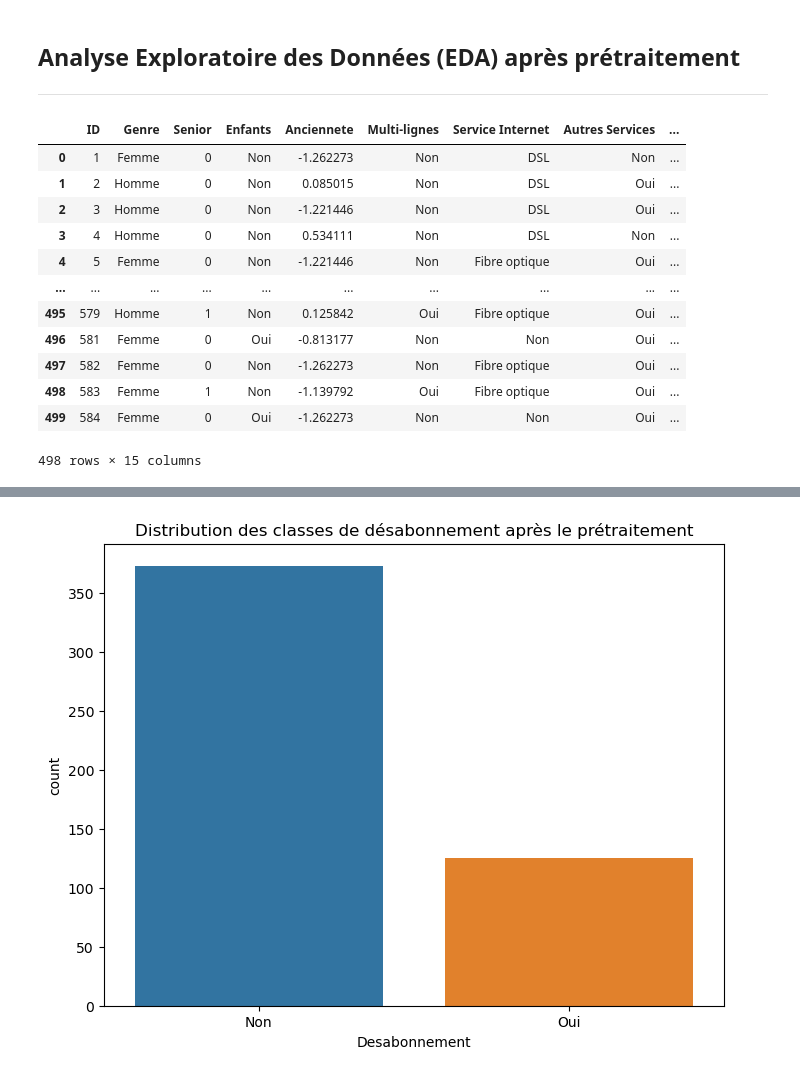
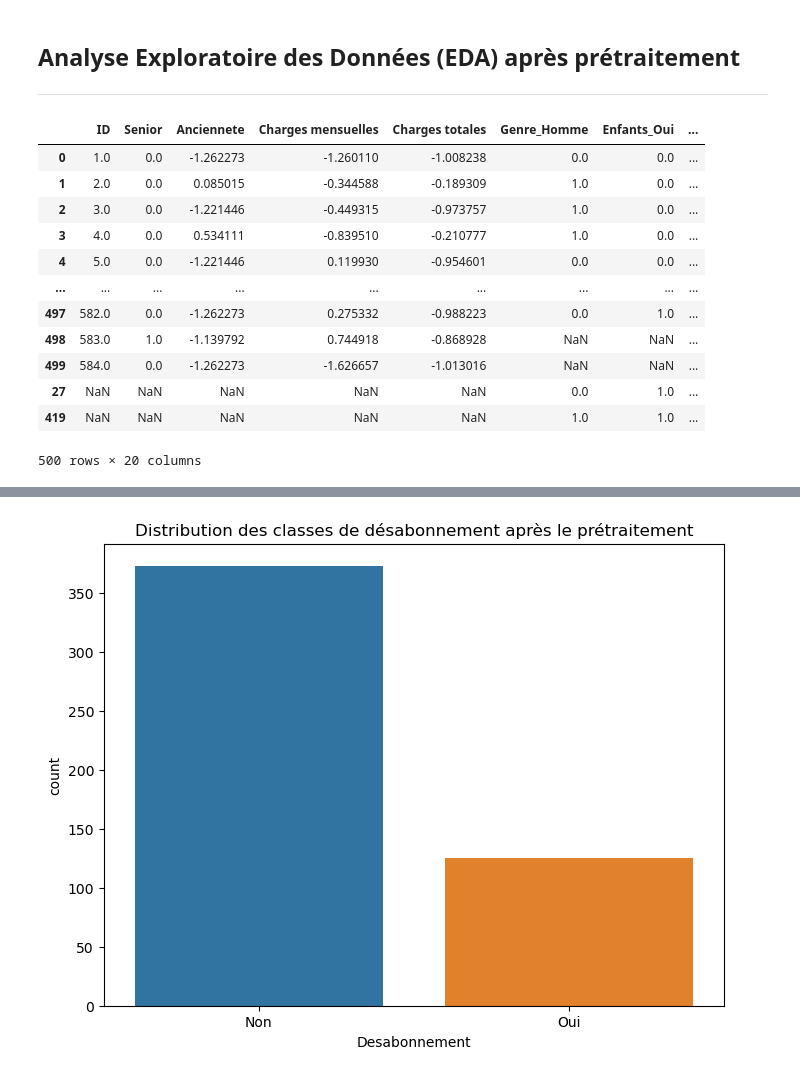
Before and after one commit to keagnon/ChurnGuardML, a Jupyter notebook: notebooks/EDA.ipynb, the cells around one changed output, grey strips where cells are left out. Saved outputs shown, nothing was run; the diff lists cells and outputs as text; code cells hidden in the pictures.

```diff
--- a/notebooks/EDA.ipynb
+++ b/notebooks/EDA.ipynb
@@ -309,21 +308,21 @@ telecom_df[numerical_features] = scaler.fit_transform(telecom_df[numerical_featu
 
 ## Analyse Exploratoire des Données (EDA) après prétraitement
 ---
-# %%
-telecom_df
-# %% [output]
-|  | ID | Genre | Senior | Enfants | Anciennete | Multi-lignes | Service Internet | Autres Services | ... |
-| 0 | 1 | Femme | 0 | Non | -1.262273 | Non | DSL | Non | ... |
-| 1 | 2 | Homme | 0 | Non | 0.085015 | Non | DSL | Oui | ... |
-| 2 | 3 | Homme | 0 | Non | -1.221446 | Non | DSL | Oui | ... |
-| 3 | 4 | Homme | 0 | Non | 0.534111 | Non | DSL | Non | ... |
-| 4 | 5 | Femme | 0 | Non | -1.221446 | Non | Fibre optique | Oui | ... |
-| ... | ... | ... | ... | ... | ... | ... | ... | ... | ... |
-| 495 | 579 | Homme | 1 | Non | 0.125842 | Oui | Fibre optique | Oui | ... |
-| 496 | 581 | Femme | 0 | Oui | -0.813177 | Non | Non | Oui | ... |
-| 497 | 582 | Femme | 0 | Non | -1.262273 | Non | Fibre optique | Oui | ... |
-| 498 | 583 | Femme | 1 | Non | -1.139792 | Oui | Fibre optique | Oui | ... |
-| 499 | 584 | Femme | 0 | Oui | -1.262273 | Non | Non | Oui | ... |
-498 rows × 15 columns
+# %%
+telecom_df_encoded
+# %% [output]
+|  | ID | Senior | Anciennete | Charges mensuelles | Charges totales | Genre_Homme | Enfants_Oui | ... |
+| 0 | 1.0 | 0.0 | -1.262273 | -1.260110 | -1.008238 | 0.0 | 0.0 | ... |
+| 1 | 2.0 | 0.0 | 0.085015 | -0.344588 | -0.189309 | 1.0 | 0.0 | ... |
+| 2 | 3.0 | 0.0 | -1.221446 | -0.449315 | -0.973757 | 1.0 | 0.0 | ... |
+| 3 | 4.0 | 0.0 | 0.534111 | -0.839510 | -0.210777 | 1.0 | 0.0 | ... |
+| 4 | 5.0 | 0.0 | -1.221446 | 0.119930 | -0.954601 | 0.0 | 0.0 | ... |
+| ... | ... | ... | ... | ... | ... | ... | ... | ... |
+| 497 | 582.0 | 0.0 | -1.262273 | 0.275332 | -0.988223 | 0.0 | 1.0 | ... |
+| 498 | 583.0 | 1.0 | -1.139792 | 0.744918 | -0.868928 | NaN | NaN | ... |
+| 499 | 584.0 | 0.0 | -1.262273 | -1.626657 | -1.013016 | NaN | NaN | ... |
+| 27 | NaN | NaN | NaN | NaN | NaN | 0.0 | 1.0 | ... |
+| 419 | NaN | NaN | NaN | NaN | NaN | 1.0 | 1.0 | ... |
+500 rows × 20 columns
 # %%
 # Explorer les statistiques descriptives après le prétraitement
```
Also changed, not shown: parts of 6 cells of this notebook.
